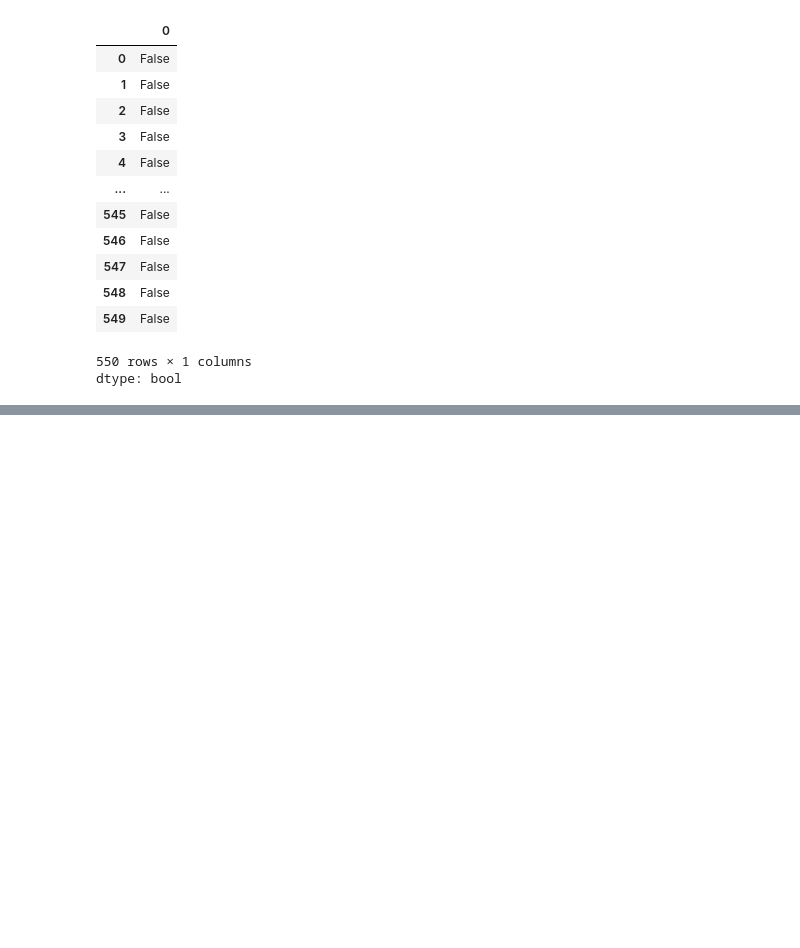
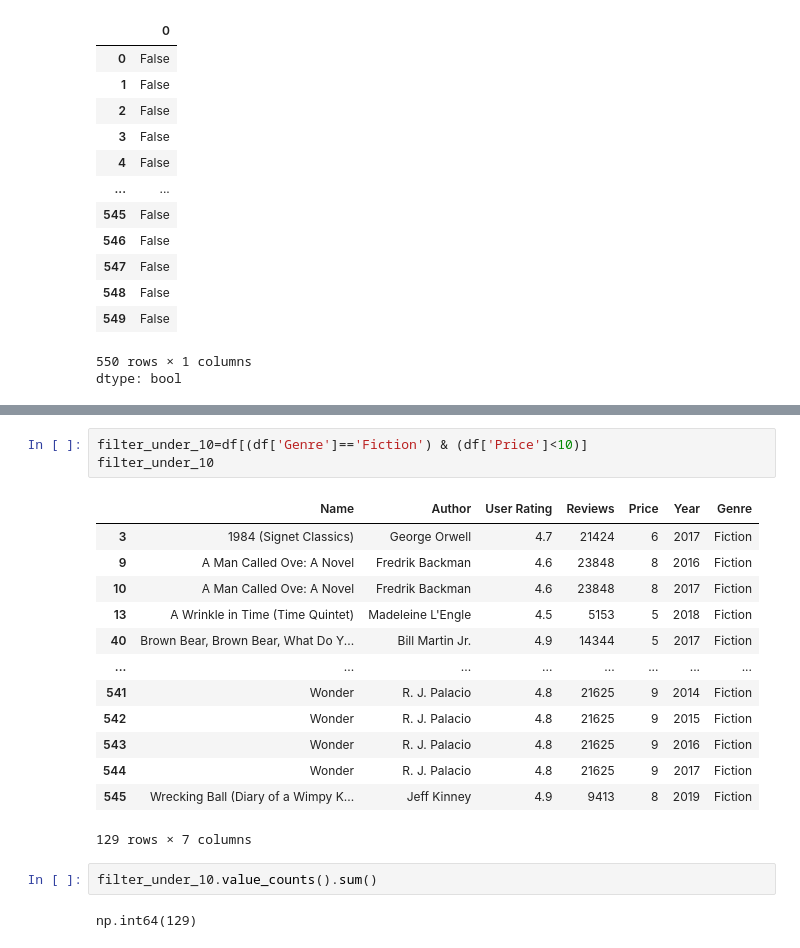
Before and after one commit to Divasdev/-100-Days-of-Code-Python-Pro-Bootcamp, a Jupyter notebook: DataAnalysis.ipynb, the cells around one changed output, grey strips where cells are left out. Cells and saved outputs as stored; diff of their text form; blank space fills up the shorter version.

```diff
--- a/DataAnalysis.ipynb
+++ b/DataAnalysis.ipynb
@@ -173,0 +241,21 @@ dtype: bool
+# %%
+filter_under_10=df[(df['Genre']=='Fiction') & (df['Price']<10)]
+filter_under_10
+# %% [output]
+|  | Name | Author | User Rating | Reviews | Price | Year | Genre |
+| 3 | 1984 (Signet Classics) | George Orwell | 4.7 | 21424 | 6 | 2017 | Fiction |
+| 9 | A Man Called Ove: A Novel | Fredrik Backman | 4.6 | 23848 | 8 | 2016 | Fiction |
+| 10 | A Man Called Ove: A Novel | Fredrik Backman | 4.6 | 23848 | 8 | 2017 | Fiction |
+| 13 | A Wrinkle in Time (Time Quintet) | Madeleine L'Engle | 4.5 | 5153 | 5 | 2018 | Fiction |
+| 40 | Brown Bear, Brown Bear, What Do Y... | Bill Martin Jr. | 4.9 | 14344 | 5 | 2017 | Fiction |
+| ... | ... | ... | ... | ... | ... | ... | ... |
+| 541 | Wonder | R. J. Palacio | 4.8 | 21625 | 9 | 2014 | Fiction |
+| 542 | Wonder | R. J. Palacio | 4.8 | 21625 | 9 | 2015 | Fiction |
+| 543 | Wonder | R. J. Palacio | 4.8 | 21625 | 9 | 2016 | Fiction |
+| 544 | Wonder | R. J. Palacio | 4.8 | 21625 | 9 | 2017 | Fiction |
+| 545 | Wrecking Ball (Diary of a Wimpy K... | Jeff Kinney | 4.9 | 9413 | 8 | 2019 | Fiction |
+129 rows × 7 columns
+# %%
+filter_under_10.value_counts().sum()
+# %% [output]
+np.int64(129)
```
Also changed, not shown: parts of 11 cells of this notebook.
